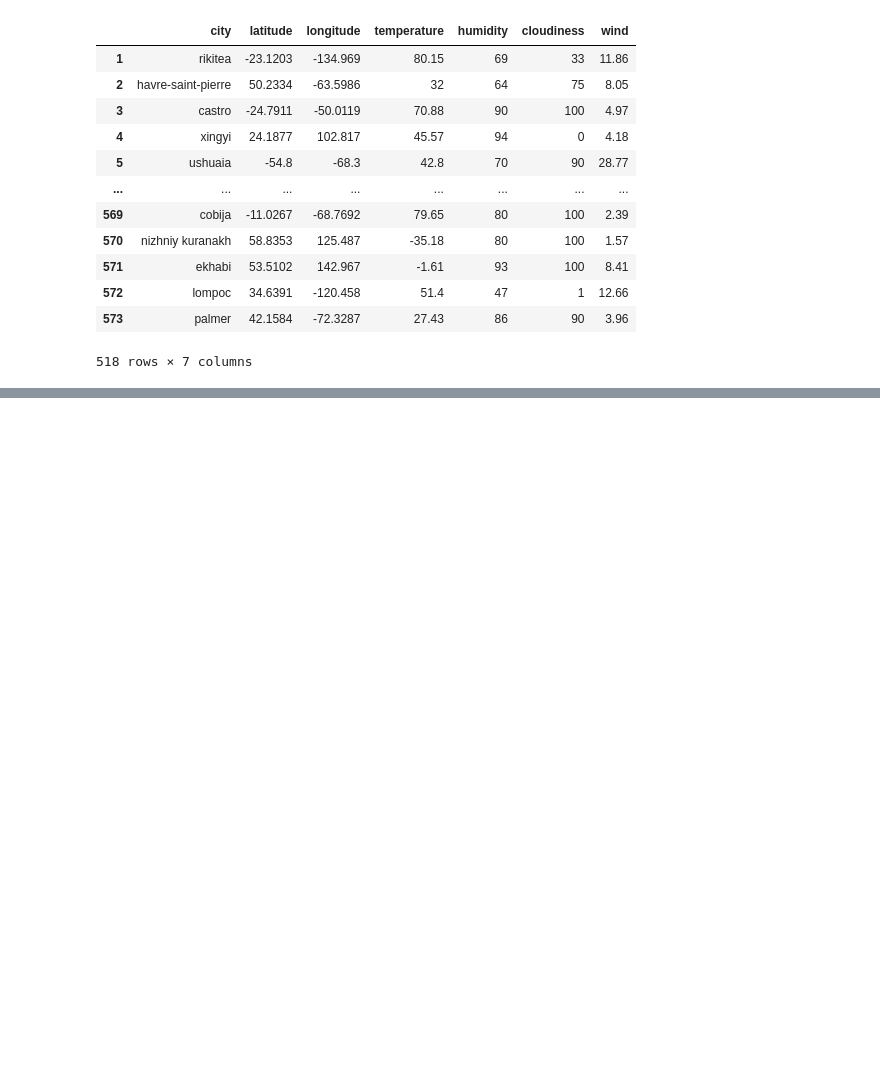
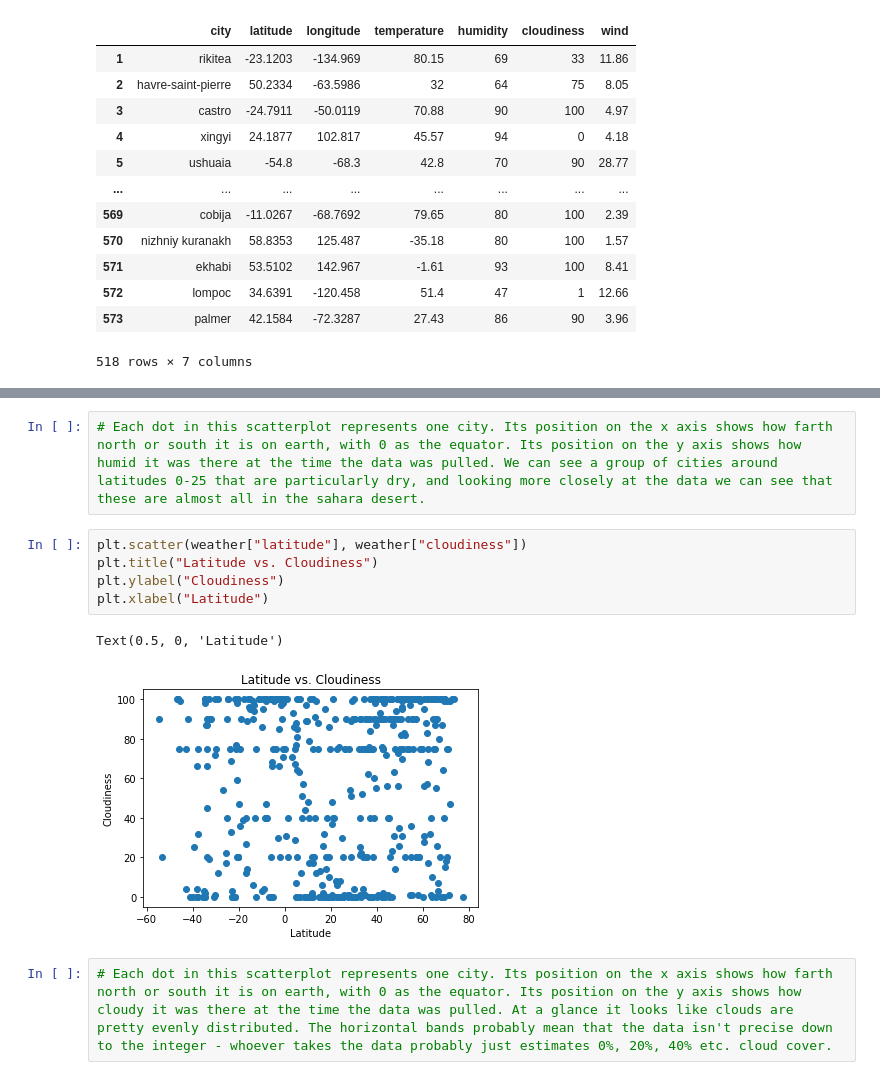
Before and after one commit to leah-handel/Latitude-vs.-Weather-Conditions, a Jupyter notebook: weatherpy/WeatherPy_Notebook.ipynb, the cells around one changed output, grey strips where cells are left out. Cells and saved outputs as stored; diff of their text form; blank space fills up the shorter version.

```diff
--- a/weatherpy/WeatherPy_Notebook.ipynb
+++ b/weatherpy/WeatherPy_Notebook.ipynb
@@ -257,0 +279,12 @@ weather.head()
+# %%
+# Each dot in this scatterplot represents one city. Its position on the x axis shows how farth north or south it is on earth, with 0 as the equator. Its position on the y axis shows how humid it was there at the time the data was pulled. We can see a group of cities around latitudes 0-25 that are particularly dry, and looking more closely at the data we can see that these are almost all in the sahara desert.
+# %%
+plt.scatter(weather["latitude"], weather["cloudiness"])
+plt.title("Latitude vs. Cloudiness")
+plt.ylabel("Cloudiness")
+plt.xlabel("Latitude")
+# %% [output]
+Text(0.5, 0, 'Latitude')
+[figure, added]
+# %%
+# Each dot in this scatterplot represents one city. Its position on the x axis shows how farth north or south it is on earth, with 0 as the equator. Its position on the y axis shows how cloudy it was there at the time the data was pulled. At a glance it looks like clouds are pretty evenly distributed. The horizontal bands probably mean that the data isn't precise down to the integer - whoever takes the data probably just estimates 0%, 20%, 40% etc. cloud cover.
```
Also changed, not shown: parts of 12 cells of this notebook, 1 other file.
